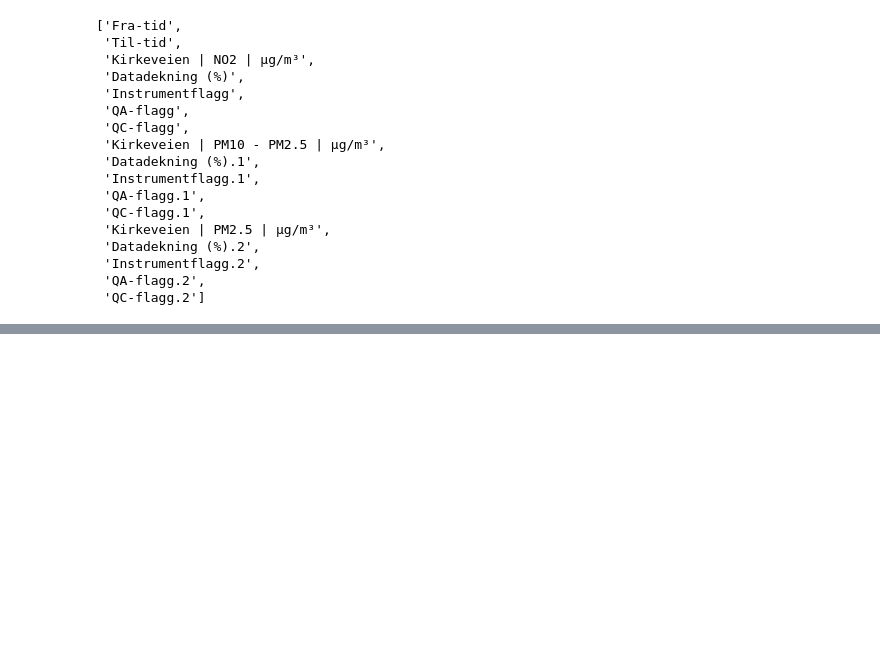
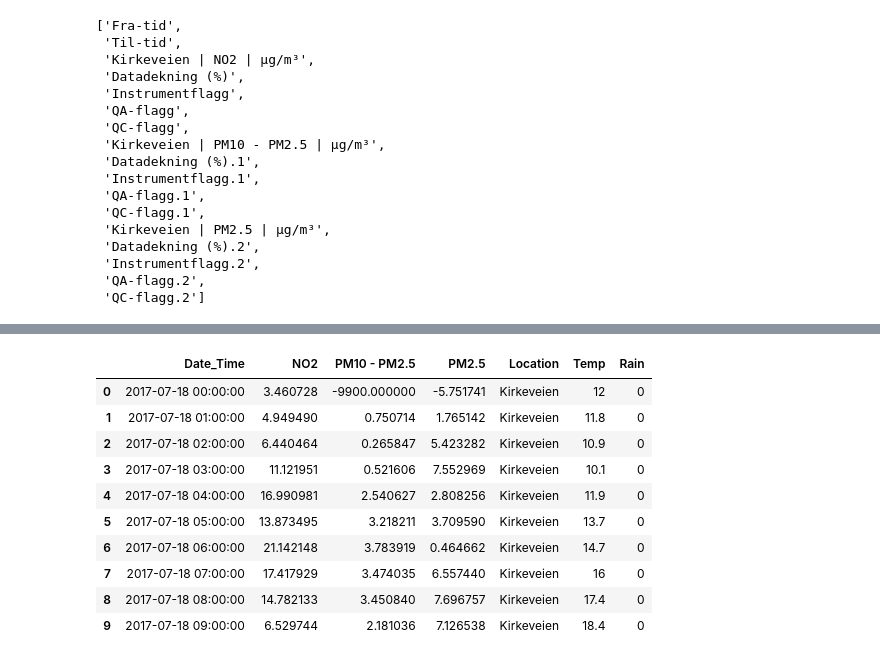
Before and after one commit to gustavberggren96/DataAnalyticsGroup3, a Jupyter notebook: AirPollutionAnalysis.ipynb, the cells around one changed output, grey strips where cells are left out. Saved outputs shown, nothing was run; the diff lists cells and outputs as text; code cells hidden in the pictures; blank space fills up the shorter version.

```diff
--- a/AirPollutionAnalysis.ipynb
+++ b/AirPollutionAnalysis.ipynb
@@ -24,4 +22,6 @@ wind_df = pd.DataFrame(columns=['Date', 'Time', 'Wind'])
 # %%
+temp_df = pd.DataFrame(columns=['Date_Time', 'Temp'])
+
 if __name__ == "__main__":
 
     client_id = "ab0c8d35-c0fb-442a-b506-6c11cdd9805d"
@@ -29,7 +29,7 @@ if __name__ == "__main__":
     # issue an HTTP GET request
     r = requests.get(
         'https://frost.met.no/observations/v0.jsonld',
-        {'sources': 'SN18700', 'elements': 'air_temperature', 'referencetime': '2018-05-17/2018-07-17'},
+        {'sources': 'SN18700', 'elements': 'air_temperature', 'referencetime': '2017-07-18/2018-07-18'},
         auth=(client_id, '')
     )
 
@@ -37,10 +37,10 @@ if __name__ == "__main__":
     if r.status_code == 200:
         for item in r.json()['data']:
             iso8601 = item['referenceTime']
-            date = iso8601[:10]
-            time = iso8601[11:16]
-            rain = item['observations'][0]['value']
-            d = {'Date': [date], 'Time': [time], 'Rain': [rain]}
+            d_str = iso8601[:10] + " " + iso8601[11:19]
+            dt = datetime.datetime.strptime(d_str, "%Y-%m-%d %H:%M:%S")
+            temp = item['observations'][0]['value']
+            d = {'Date_Time': [dt], 'Temp': [temp]}
             df2 = pd.DataFrame(data=d)
             temp_df = temp_df.append(df2, ignore_index=True)
             #sys.stdout.write('{} {} {}\n'.format(iso8601[:10], iso8601[11:16], item['observations'][0]['value']))
@@ -55,4 +71,6 @@ To retain the current behavior and silence the warning, pass sort=False
 # %%
+wind_df = pd.DataFrame(columns=['Date_Time', 'Time', 'Wind'])
+
 if __name__ == "__main__":
 
     client_id = "ab0c8d35-c0fb-442a-b506-6c11cdd9805d"
@@ -60,7 +78,7 @@ if __name__ == "__main__":
     # issue an HTTP GET request
     r = requests.get(
         'https://frost.met.no/observations/v0.jsonld',
-        {'sources': 'SN18700', 'elements': 'sum(precipitation_amount PT1H)', 'referencetime': '2018-05-17/2018-07-17'},
+        {'sources': 'SN18700', 'elements': 'mean(wind_speed)', 'referencetime': '2017-07-17/2018-07-17'},
         auth=(client_id, '')
     )
 
@@ -68,10 +86,10 @@ if __name__ == "__main__":
     if r.status_code == 200:
         for item in r.json()['data']:
             iso8601 = item['referenceTime']
-            date = iso8601[:10]
-            time = iso8601[11:16]
-            rain = item['observations'][0]['value']
-            d = {'Date': [date], 'Time': [time], 'Rain': [rain]}
-            df2 = pd.DataFrame(data=d)
-            rain_df = rain_df.append(df2, ignore_index=True)
-            #sys.stdout.write('{} {} {}\n'.format(iso8601[:10], iso8601[11:16], item['observations'][0]['value']))
+            #d_str = iso8601[:10] + " " + iso8601[11:19]
+            #dt = datetime.datetime.strptime(d_str, "%Y-%m-%d %H:%M:%S")
+            #wind = item['observations'][0]['value']
+            #d = {'Date_Time': [dt], 'Wind': [wind]}
+            #df2 = pd.DataFrame(data=d)
+            #wind_df = wind_df.append(df2, ignore_index=True)
+            sys.stdout.write('{} {} {}\n'.format(iso8601[:10], iso8601[11:16], item['observations'][0]['value']))
@@ -127,7 +135,10 @@ list(luftDF)
  'QC-flagg.2']
 # %%
 
-yoloDF = luftDF[['Fra-tid','Kirkeveien | NO2 | µg/m³','Kirkeveien | PM10 - PM2.5 | µg/m³', 'Kirkeveien | PM2.5 | µg/m³']]
+tmp_luftDF = luftDF[['Fra-tid','Kirkeveien | NO2 | µg/m³','Kirkeveien | PM10 - PM2.5 | µg/m³', 'Kirkeveien | PM2.5 | µg/m³']]
+#.rename(index=str, columns={"A": "a", "B": "c"})
 
-yoloDF.head(10)
+tmp_luftDF.columns = ['Date_Time','NO2','PM10 - PM2.5','PM2.5']
+
+tmp_luftDF['Location'] = 'Kirkeveien'
 # %% [output]
@@ -144,0 +178,17 @@ yoloDF.head(10)
+# %%
+result = pd.merge(tmp_luftDF, temp_df, on='Date_Time')
+result = pd.merge(result, rain_df, on='Date_Time')
+# %%
+result.head(10)
+# %% [output]
+|  | Date_Time | NO2 | PM10 - PM2.5 | PM2.5 | Location | Temp | Rain |
+| 0 | 2017-07-18 00:00:00 | 3.460728 | -9900.000000 | -5.751741 | Kirkeveien | 12 | 0 |
+| 1 | 2017-07-18 01:00:00 | 4.949490 | 0.750714 | 1.765142 | Kirkeveien | 11.8 | 0 |
+| 2 | 2017-07-18 02:00:00 | 6.440464 | 0.265847 | 5.423282 | Kirkeveien | 10.9 | 0 |
+| 3 | 2017-07-18 03:00:00 | 11.121951 | 0.521606 | 7.552969 | Kirkeveien | 10.1 | 0 |
+| 4 | 2017-07-18 04:00:00 | 16.990981 | 2.540627 | 2.808256 | Kirkeveien | 11.9 | 0 |
+| 5 | 2017-07-18 05:00:00 | 13.873495 | 3.218211 | 3.709590 | Kirkeveien | 13.7 | 0 |
+| 6 | 2017-07-18 06:00:00 | 21.142148 | 3.783919 | 0.464662 | Kirkeveien | 14.7 | 0 |
+| 7 | 2017-07-18 07:00:00 | 17.417929 | 3.474035 | 6.557440 | Kirkeveien | 16 | 0 |
+| 8 | 2017-07-18 08:00:00 | 14.782133 | 3.450840 | 7.696757 | Kirkeveien | 17.4 | 0 |
+| 9 | 2017-07-18 09:00:00 | 6.529744 | 2.181036 | 7.126538 | Kirkeveien | 18.4 | 0 |
```
Also changed, not shown: parts of 21 cells of this notebook.
